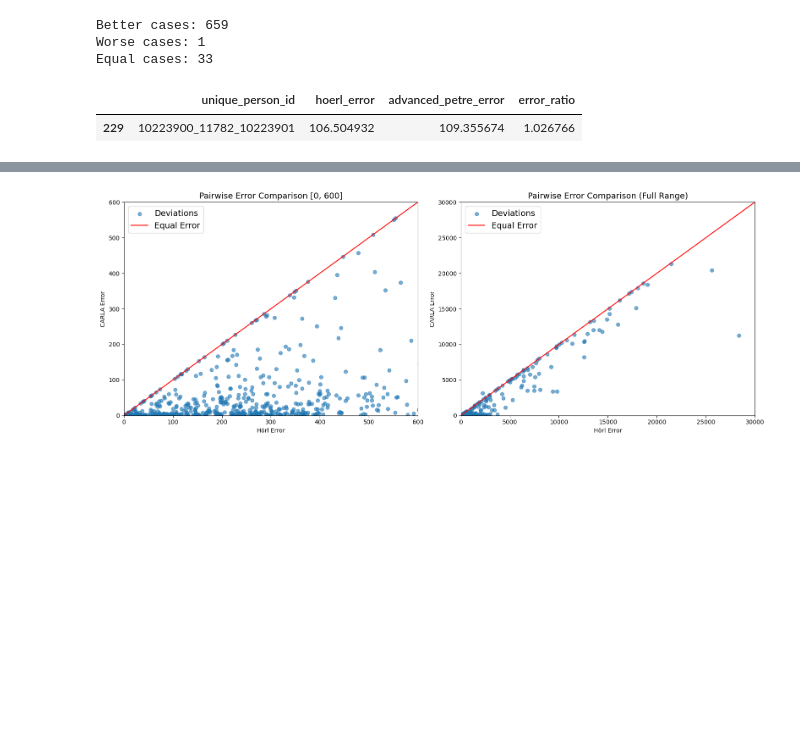
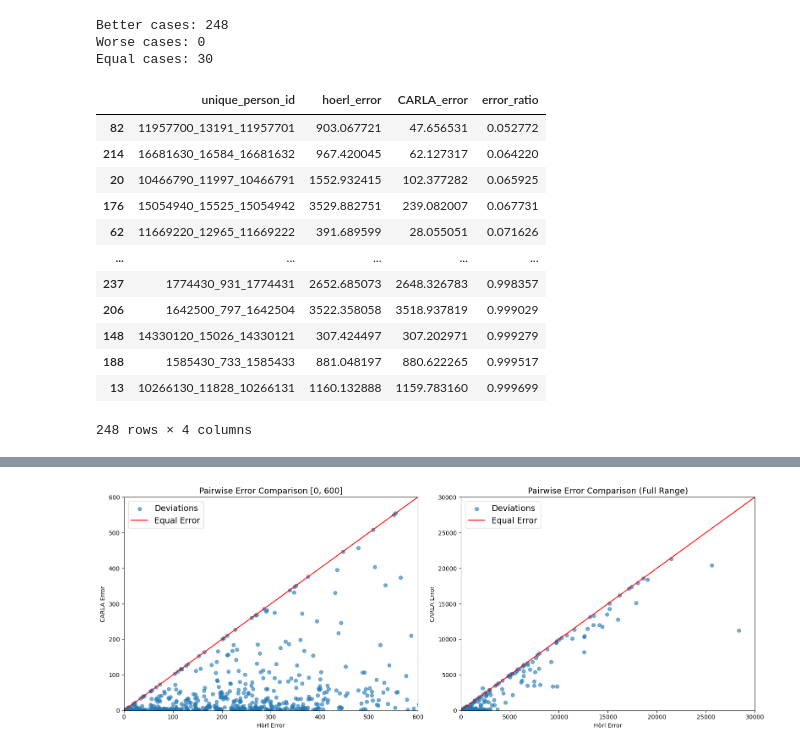
Before and after one commit to TUBS-IVS/MATSimPipeline, a Jupyter notebook: analysis/analysisnb.ipynb, the cells around one changed output, grey strips where cells are left out. Drawn from its saved outputs; the diff is of its cells as text; code cells hidden in the pictures; blank space fills up the shorter version.

```diff
--- a/analysis/analysisnb.ipynb
+++ b/analysis/analysisnb.ipynb
@@ -6,30 +6,39 @@ h = Helpers()
 from utils import column_names as s
 from analysis import analysis
 import pandas as pd
+import geopandas as gpd
 import matplotlib.pyplot as plt
-
-# Assuming the necessary functions and classes are imported from 'analysis' and 'h'
+import pandas as pd
+from shapely.geometry import Point
+def convert_to_point(x, y):
+    return Point(x, y)
 
 # First Dataset -> Hoerl
 Data1 = analysis.DataframeAnalysis()
 Data1.load_df_from_csv(
-    r'C:\Users\petre\Documents\GitHub\MATSimPipeline\output\20250401_145600\location_assignment_result_load_intermediate_hoerl.csv')
+    r'C:\Users\petre\Documents\GitHub\MATSimPipeline\output\20250603_115123\location_assignment_result_hoerl.csv')
 # Data1.load_df_from_csv(r'C:\Users\petre\Documents\GitHub\MATSimPipeline\output\20250117_165311\location_assignment_result_load_intermediate_advanced_petre_70-branches_30-min-cand-two-leg_20-min-cand-complex.csv')
-Data1.df = Data1.df[Data1.df['to_location'].notna()]
-Data1.df = Data1.df[Data1.df['from_location'].notna()]
-Data1.df['from_location'] = Data1.df['from_location'].apply(h.convert_to_point)
-Data1.df['to_location'] = Data1.df['to_location'].apply(h.convert_to_point)
+
+Data1.df = Data1.df[
+    Data1.df['from_x'].notna() & Data1.df['from_y'].notna() &
+    Data1.df['to_x'].notna() & Data1.df['to_y'].notna()
+]
+Data1.df['from_location'] = gpd.points_from_xy(Data1.df['from_x'], Data1.df['from_y'])
+Data1.df['to_location'] = gpd.points_from_xy(Data1.df['to_x'], Data1.df['to_y'])
 Data1.evaluate_distance_deviations_from_df()
 
 # Second Dataset -> Advanced Petre
 Data2 = analysis.DataframeAnalysis()
 Data2.load_df_from_csv(
-    r'C:\Users\petre\Documents\GitHub\MATSimPipeline\output\20250401_151444\location_assignment_result_load_intermediate_CARLA_70-branches_30-cand-two-leg_20-min-cand-complex.csv')
+    r'C:\Users\petre\Documents\GitHub\MATSimPipeline\output\20250603_115044\location_assignment_result_CARLA_50-branches_30-cand-two-leg_10-min-cand-complex.csv')
 #Data2.load_df_from_csv(r'C:\Users\petre\Documents\GitHub\MATSimPipeline\output\20250117_170329\location_assignment_result_load_intermediate_advanced_petre_70-branches_30-min-cand-two-leg_20-min-cand-complex.csv')
-Data2.df = Data2.df[Data2.df['to_location'].notna()]
-Data2.df = Data2.df[Data2.df['from_location'].notna()]
-Data2.df['from_location'] = Data2.df['from_location'].apply(h.convert_to_point)
-Data2.df['to_location'] = Data2.df['to_location'].apply(h.convert_to_point)
+# For Data2
+Data2.df = Data2.df[
+    Data2.df['from_x'].notna() & Data2.df['from_y'].notna() &
+    Data2.df['to_x'].notna() & Data2.df['to_y'].notna()
+]
+Data2.df['from_location'] = gpd.points_from_xy(Data2.df['from_x'], Data2.df['from_y'])
+Data2.df['to_location'] = gpd.points_from_xy(Data2.df['to_x'], Data2.df['to_y'])
 Data2.evaluate_distance_deviations_from_df()
 
 # Ensure the maximum value is limited to 1000
@@ -64,36 +73,52 @@ hoerl_errors.rename(columns={'discretization_error': 'hoerl_error'}, inplace=Tru
 
 advanced_petre_errors = Data2.df.groupby('unique_person_id')['discretization_error'].sum().reset_index()
 advanced_petre_errors.rename(columns={'discretization_error': 'advanced_petre_error'}, inplace=True)
 
 # Merge the summed errors for comparison
 merged_df = hoerl_errors.merge(advanced_petre_errors, on='unique_person_id')
 
 # Add the error ratio column
 merged_df['error_ratio'] = merged_df['advanced_petre_error'] / merged_df['hoerl_error']
 
 # Filter for cases where advanced Petre has a higher error than Hoerl
 worse_cases = merged_df[merged_df['advanced_petre_error'] > merged_df['hoerl_error']]
 worse_cases = worse_cases.sort_values(by='error_ratio', ascending=False)
 
 # Filter for cases where advanced Petre has a lower error than Hoerl
 better_cases = merged_df[merged_df['advanced_petre_error'] < merged_df['hoerl_error']]
 better_cases = better_cases.sort_values(by='error_ratio')
 
 # Filter for cases where advanced Petre and Hoerl have equal errors
 equal_cases = merged_df[merged_df['advanced_petre_error'] == merged_df['hoerl_error']]
 
 print(f"Better cases: {len(better_cases)}")
 print(f"Worse cases: {len(worse_cases)}")
 print(f"Equal cases: {len(equal_cases)}")
 
-worse_cases
+# rename col
+merged_df = merged_df.rename(columns = {"advanced_petre_error":"CARLA_error"})
+better_cases = better_cases.rename(columns = {"advanced_petre_error":"CARLA_error"})
+worse_cases = worse_cases.rename(columns = {"advanced_petre_error":"CARLA_error"})
+
+better_cases
 # # Save the results
 # worse_cases.to_csv('worse_cases.csv', index=False)
 # better_cases.to_csv('better_cases.csv', index=False)
 # equal_cases.to_csv('equal_cases.csv', index=False)
 # %% [output]
-Better cases: 659
-Worse cases: 1
-Equal cases: 33
+Better cases: 248
+Worse cases: 0
+Equal cases: 30
-|  | unique_person_id | hoerl_error | advanced_petre_error | error_ratio |
-| 229 | 10223900_11782_10223901 | 106.504932 | 109.355674 | 1.026766 |
+|  | unique_person_id | hoerl_error | CARLA_error | error_ratio |
+| 82 | 11957700_13191_11957701 | 903.067721 | 47.656531 | 0.052772 |
+| 214 | 16681630_16584_16681632 | 967.420045 | 62.127317 | 0.064220 |
+| 20 | 10466790_11997_10466791 | 1552.932415 | 102.377282 | 0.065925 |
+| 176 | 15054940_15525_15054942 | 3529.882751 | 239.082007 | 0.067731 |
+| 62 | 11669220_12965_11669222 | 391.689599 | 28.055051 | 0.071626 |
+| ... | ... | ... | ... | ... |
+| 237 | 1774430_931_1774431 | 2652.685073 | 2648.326783 | 0.998357 |
+| 206 | 1642500_797_1642504 | 3522.358058 | 3518.937819 | 0.999029 |
+| 148 | 14330120_15026_14330121 | 307.424497 | 307.202971 | 0.999279 |
+| 188 | 1585430_733_1585433 | 881.048197 | 880.622265 | 0.999517 |
+| 13 | 10266130_11828_10266131 | 1160.132888 | 1159.783160 | 0.999699 |
+248 rows × 4 columns
```
Also changed, not shown: parts of 8 cells of this notebook, 9 other files.
